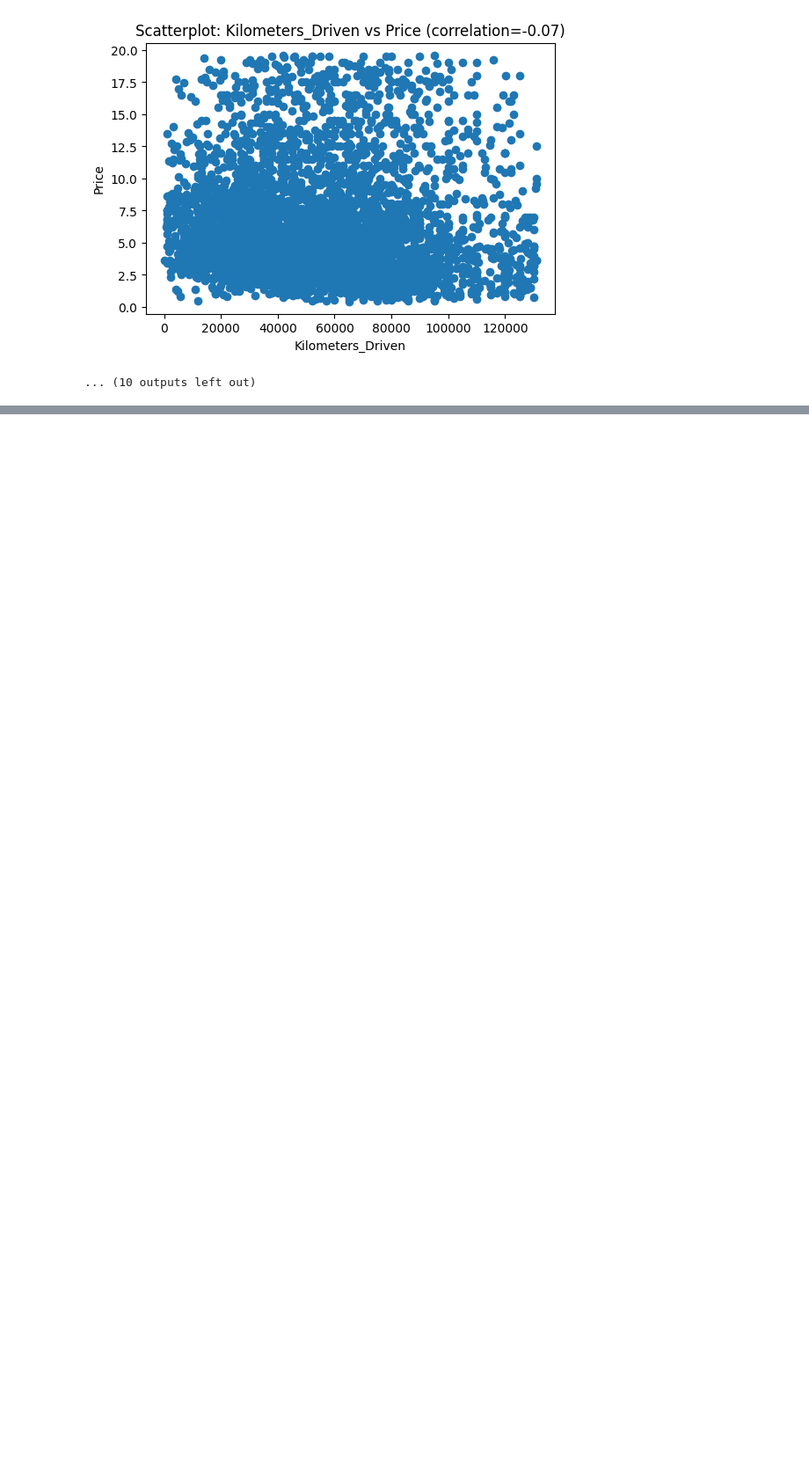
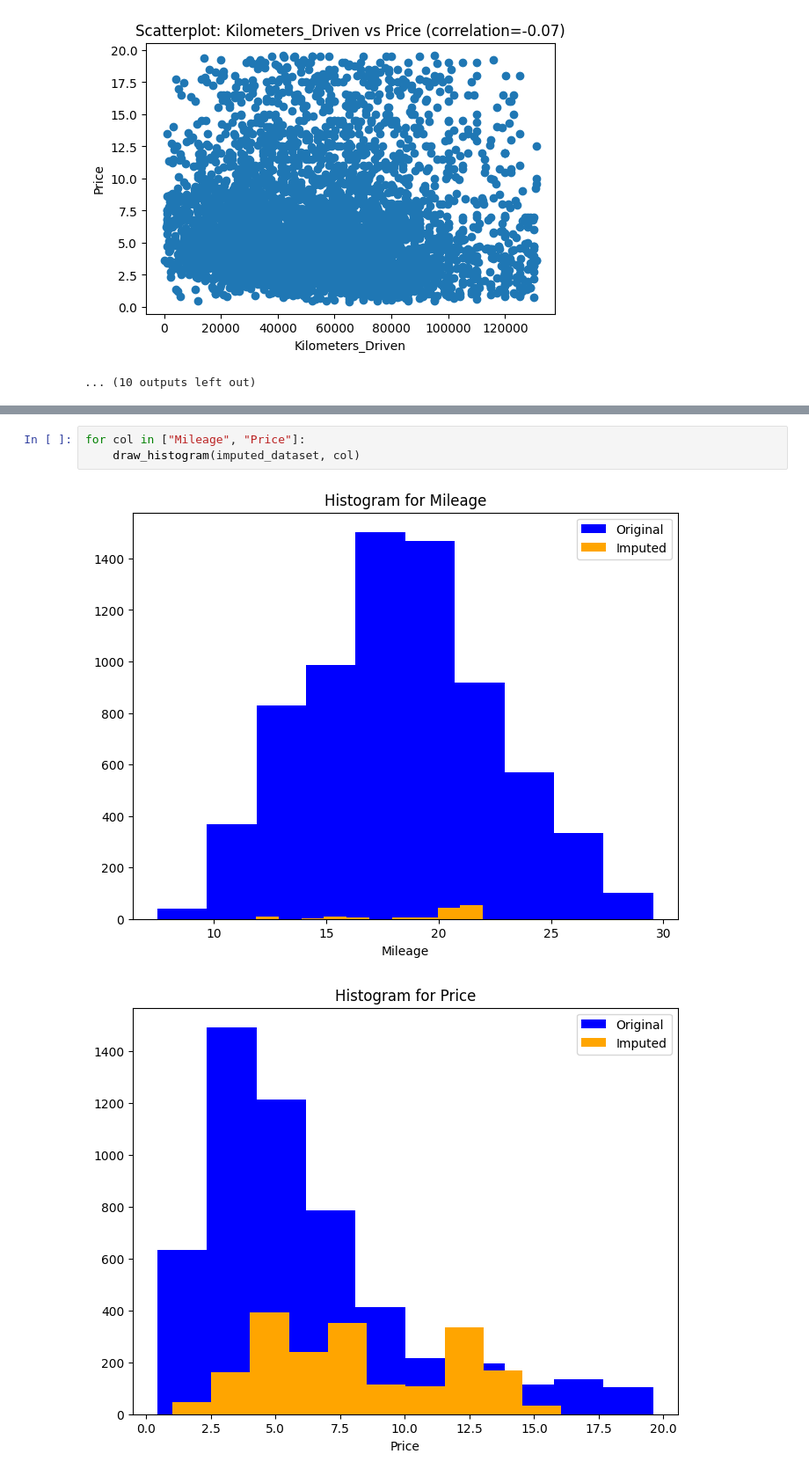
Before and after one commit to Huy1996/CMPE-255, a Jupyter notebook: assignment1.ipynb, the cells around one changed output, grey strips where cells are left out. Shown at 88% size. Drawn from its saved outputs; the diff is of its cells as text; blank space fills up the shorter version.

```diff
--- a/assignment1.ipynb
+++ b/assignment1.ipynb
@@ -359,0 +500,6 @@ plt.show()
+# %%
+for col in ["Mileage", "Price"]:
+    draw_histogram(imputed_dataset, col)
+# %% [output]
+[figure, added]
+[figure, added]
```
Also changed, not shown: parts of 16 cells of this notebook.
